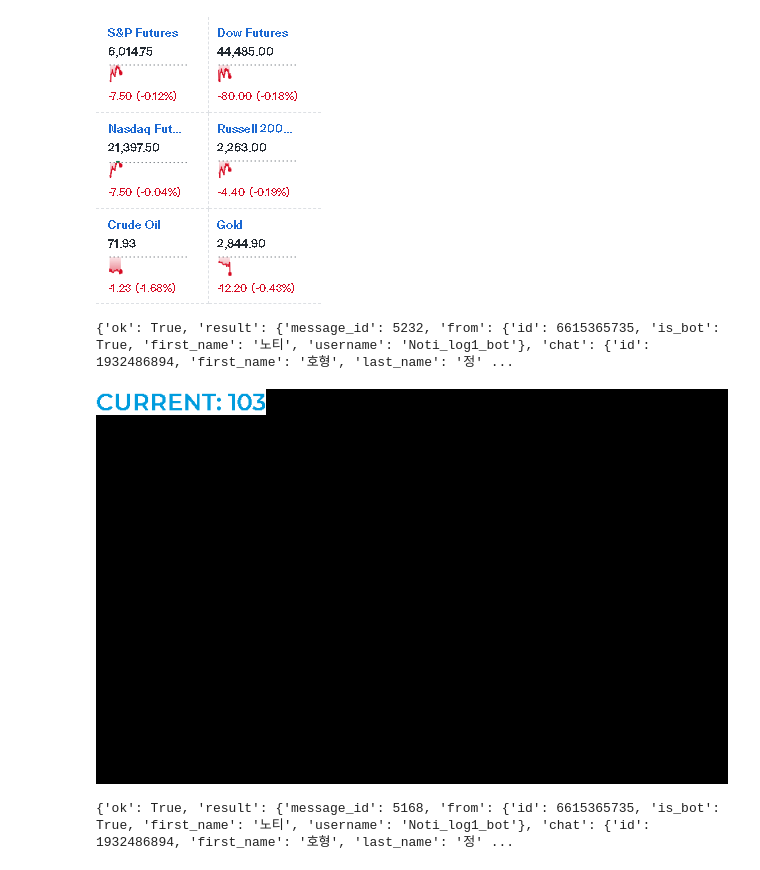
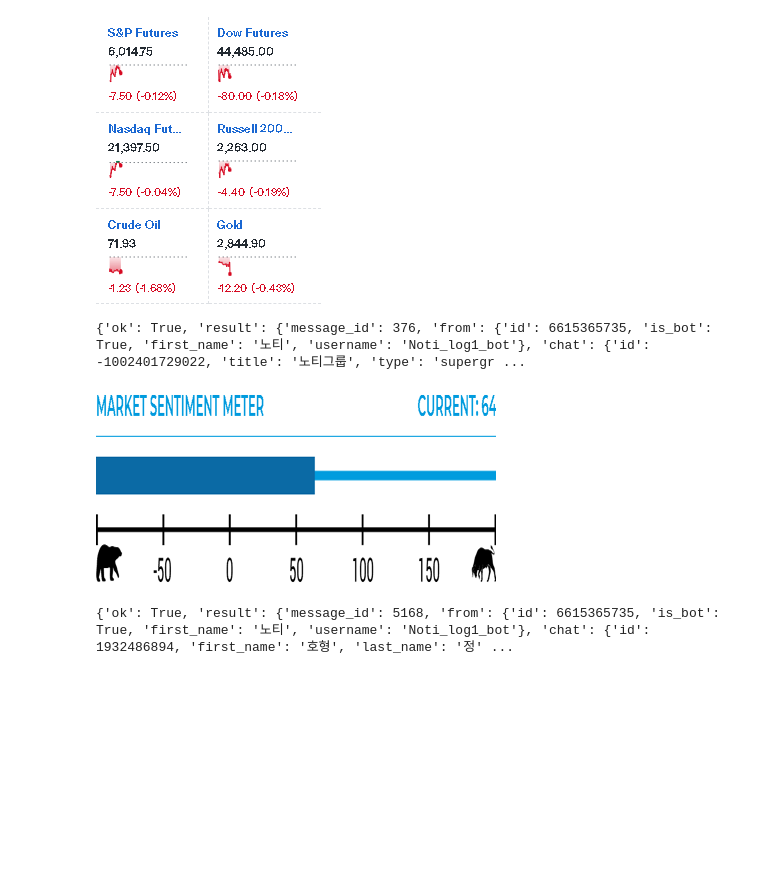
Before and after one commit to junghh21/__GET, a Jupyter notebook: __CAP/test_cap.ipynb, the cells around one changed output. Cells and saved outputs as stored; diff of their text form; code cells hidden in the pictures; blank space fills up the shorter version.

```diff
--- a/__CAP/test_cap.ipynb
+++ b/__CAP/test_cap.ipynb
@@ -29,17 +26,22 @@ display(market)
 {'ok': True, 'result': {'message_id': 5233, 'from': {'id': 6615365735, 'is_bot': True, 'first_name': '노티', 'username': 'Noti_log1_bot'}, 'chat': {'id': 1932486894, 'first_name': '호형', 'last_name': '정' ...
 [figure]
 # %%
-sentiment_meter = capture_element_screenshot(
-  'https://www.hulltacticalfunds.com/market-sentiment-meter/',
-  '//*[@id="meter_data"]')
 canvas = Image.new('RGB', (400, 500), 'black')
 canvas.paste(sentiment_meter, (0, 0))
 #canvas.show()
-telegram_send_photo (canvas)
-display(canvas)
-# %% [output]
-{'ok': True, 'result': {'message_id': 5232, 'from': {'id': 6615365735, 'is_bot': True, 'first_name': '노티', 'username': 'Noti_log1_bot'}, 'chat': {'id': 1932486894, 'first_name': '호형', 'last_name': '정' ...
-[figure, removed]
+# %%
+sentiment_meter = capture_element_screenshot(
+  'https://www.hulltacticalfunds.com/market-sentiment-meter/',
+  '//*[@id="__layout"]/div/div[2]/div[6]/div/div/div',
+  delay_wait=5)
+canvas = Image.new('RGB', (sentiment_meter.size[0], sentiment_meter.size[1]), 'black')
+canvas.paste(sentiment_meter, (0, 0))
+sentiment_meter = sentiment_meter.resize((400, 200))
+telegram_send_photo (sentiment_meter)
+display(sentiment_meter)
+# %% [output]
+{'ok': True, 'result': {'message_id': 376, 'from': {'id': 6615365735, 'is_bot': True, 'first_name': '노티', 'username': 'Noti_log1_bot'}, 'chat': {'id': -1002401729022, 'title': '노티그룹', 'type': 'supergr ...
+[figure, added]
 # %%
 snp = capture_element_screenshot(
   'https://finviz.com',
```
Also changed, not shown: parts of 4 cells of this notebook, 2 other files.
